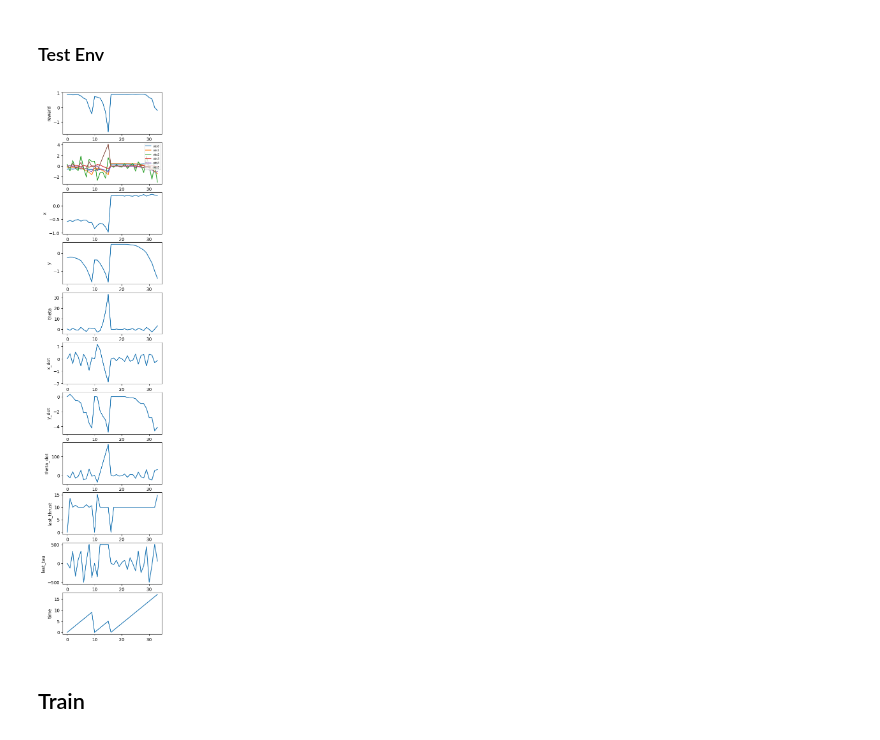
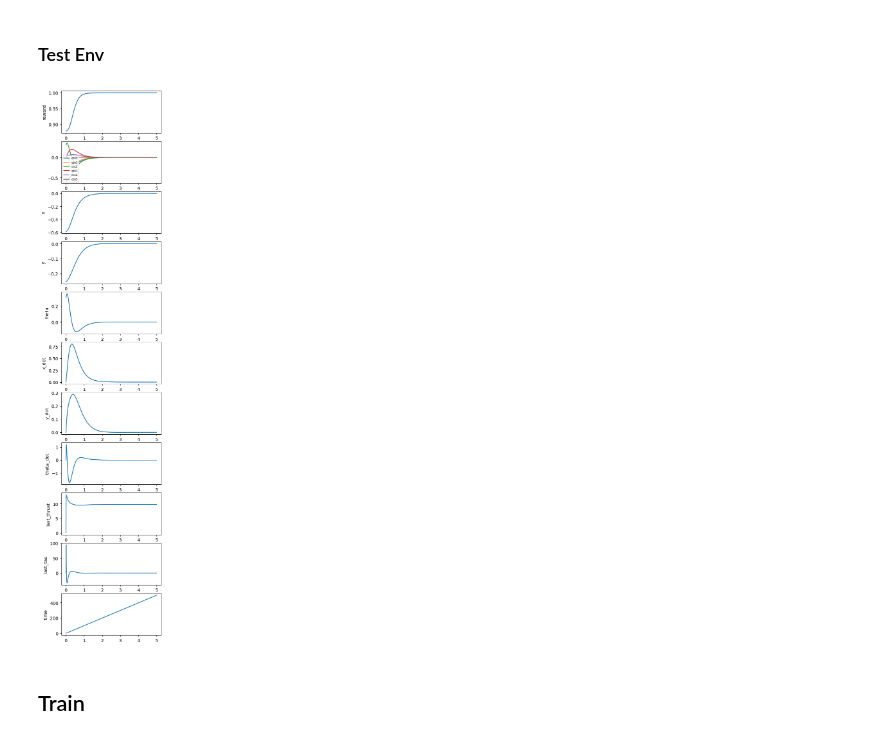
Before and after one commit to jc-bao/policy-adaptation-survey, a Jupyter notebook: adaptive_control_gym/envs/brax/jax_dev.ipynb, the cells around one changed output. Cells and saved outputs as stored; diff of their text form; code cells hidden in the pictures.

```diff
--- a/adaptive_control_gym/envs/brax/jax_dev.ipynb
+++ b/adaptive_control_gym/envs/brax/jax_dev.ipynb
@@ -71,11 +71,11 @@ class EnvParams:
     max_speed: float = 8.0
     max_torque: float = 500.0
     max_thrust: float = 20.0
-    dt: float = 0.1
+    dt: float = 0.01
     g: float = 9.81  # gravity
     m: float = 1.0  # mass
     I: float = 1.0  # moment of inertia
-    max_steps_in_episode: int = 50
+    max_steps_in_episode: int = 500
 
 
 class Quad2D(environment.Environment):
@@ -86,7 +86,7 @@ class Quad2D(environment.Environment):
 
     def __init__(self):
         super().__init__()
-        self.obs_shape = (3,)
+        self.obs_shape = (6,)
 
     @property
     def default_params(self) -> EnvParams:
@@ -104,7 +104,7 @@ class Quad2D(environment.Environment):
         thrust = (action[0]+1.0)/2.0 * params.max_thrust
         tau = action[1] * params.max_torque
         reward = 1.0 - (
-            0.002 * angle_normalize(state.theta) ** 2 # zero angle
+            0.002 * state.theta ** 2 # zero angle
             + 0.00003 * state.theta_dot ** 2 # zero angular velocity
             + 0.3 * (state.x ** 2 + state.y ** 2) # close to center
             + 0.03 * (state.x_dot ** 2 + state.y_dot ** 2) # zero velocity
@@ -115,12 +115,13 @@ class Quad2D(environment.Environment):
             state.x, state.y, state.theta, state.x_dot, state.y_dot, state.theta_dot,
             thrust, tau,
             params.m, params.I, params.g)
+
         new_x_dot = state.x_dot + params.dt * s_dot[0]
         new_y_dot = state.y_dot + params.dt * s_dot[1]
         new_th_dot = state.theta_dot + params.dt * s_dot[2]
         new_x = state.x + params.dt * new_x_dot
         new_y = state.y + params.dt * new_y_dot
-        new_th = state.theta + params.dt * new_th_dot
+        new_th = angle_normalize(state.theta + params.dt * new_th_dot)
 
         # Update state dict and evaluate termination conditions
         state = EnvState(
@@ -152,7 +153,7 @@ class Quad2D(environment.Environment):
         state = EnvState(
             x=rand_val[0],
             y=rand_val[1],
-            theta= rand_val[2],
+            theta=rand_val[2],
             x_dot=0.0,
             y_dot=0.0,
             theta_dot=0.0,
@@ -168,7 +169,7 @@ class Quad2D(environment.Environment):
             [
                 state.x,
                 state.y,
-                angle_normalize(state.theta),
+                state.theta,
                 state.x_dot / 4.0,
                 state.y_dot / 4.0,
                 state.theta_dot / 40.0,
@@ -270,7 +271,7 @@ def angle_normalize(x: float) -> float:
 # %% [markdown]
 ### Test Env
 # %%
-def test_env(env, policy):
+def test_env(env:Quad2D, policy):
     env_params = env.default_params
     rng = jax.random.PRNGKey(2)
 
@@ -291,48 +292,59 @@ def test_env(env, policy):
             n_dones += 1
         obs = next_obs
         env_state = next_env_state
-        if n_dones >= 3:
+        if n_dones >= 1:
             break
 
     import matplotlib.pyplot as plt
     num_figs = len(state_seq[0].__dict__) + 2
+    time = [s.time * env_params.dt for s in state_seq]
     # create num_figs subplots
     plt.subplots(num_figs, 1, figsize=(4, 2 * num_figs))
     # plot reward
     plt.subplot(num_figs, 1, 1)
-    plt.plot(reward_seq)
+    plt.plot(time, reward_seq)
     plt.ylabel("reward")
     # plot obs
     plt.subplot(num_figs, 1, 2)
     for i in range(len(obs_seq[0])):
-        plt.plot([o[i] for o in obs_seq], label=f"obs{i}")
+        plt.plot(time, [o[i] for o in obs_seq], label=f"obs{i}")
         plt.legend(fontsize=6)
     # enumerate states's attributes (state is EnvParams dataclass)
     for i, (k, v) in enumerate(state_seq[0].__dict__.items()):
         plt.subplot(num_figs, 1, i + 3)
-        plt.plot([s.__dict__[k] for s in state_seq])
+        plt.plot(time, [s.__dict__[k] for s in state_seq])
         plt.ylabel(k)
 
 env = Quad2D()
 random_policy = lambda obs, rng: env.action_space(env.default_params).sample(rng)
 def pid_policy(obs, rng):
     x = obs[0]
     y = obs[1]
     theta = obs[2]
     x_dot = obs[3] * 4.0
     y_dot = obs[4] * 4.0
-    theta_dot = obs[5] * 4.0
-    tau = - 1.0 * (400.0 * theta - 40.0 * theta_dot)
-    target_force_x = - 1.0 * (10.0 * x - 1.0 * x_dot)
-    target_force_y = - 1.0 * (10.0 * y - 1.0 * y_dot) + 9.81 * 1.0
+    theta_dot = obs[5] * 40.0
+
+    w0 = 3.0
+    zeta = 0.9
+    kp = env.default_params.m * (w0**2)
+    kd = env.default_params.m * 2.0 * zeta * w0
+    target_force_x = kp * (0.0 - x) + kd * (0.0 - x_dot)
+    target_force_y = kp * (0.0 - y) + kd * (0.0 - y_dot) + env.default_params.m * env.default_params.g
     thrust = target_force_x * jnp.sin(theta) + target_force_y * jnp.cos(theta)
+    target_theta = jnp.arctan2(target_force_x, target_force_y)
+
+    w0 = 30.0
+    zeta = 0.9
+    tau = env.default_params.I * ((w0**2) * (target_theta-theta) + 2.0 * zeta * w0 * (0.0-theta_dot))
+
     # convert into action space
-    thrust_normed = jnp.clip(thrust/20.0 * 2.0 - 1.0, 0.0, 1.0)
-    tau_normed =jnp.clip(tau/500.0, -1, 1)
+    thrust_normed = jnp.clip(thrust/env.default_params.max_thrust * 2.0 - 1.0, -1.0, 1.0)
+    tau_normed = jnp.clip(tau/env.default_params.max_torque, -1.0, 1.0)
     return jnp.array([thrust_normed, tau_normed])
 test_env(env, policy=pid_policy)
 # %% [output]
-[figure, old version]
+[figure, new version]
 # %% [markdown]
 ## Train
 # %% [markdown]
```
Also changed, not shown: parts of 1 cell of this notebook.
